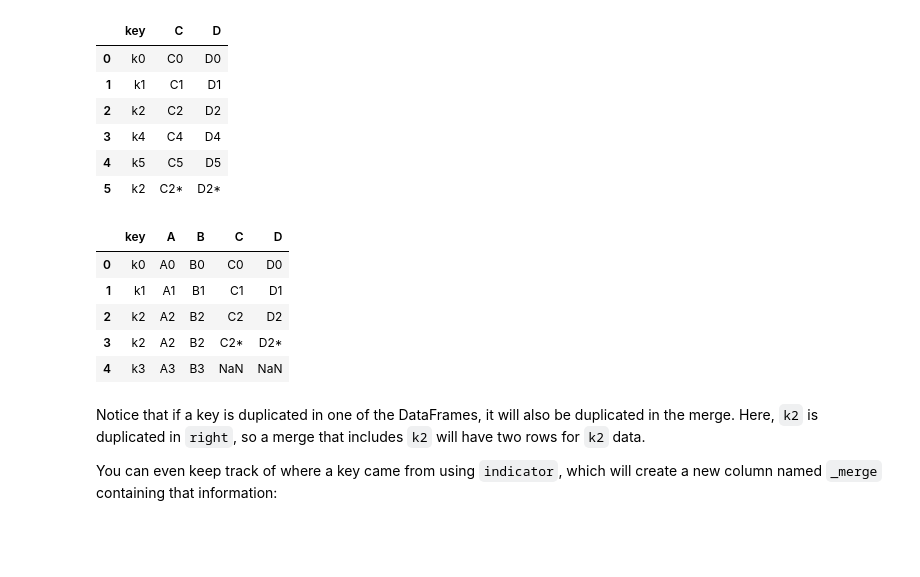
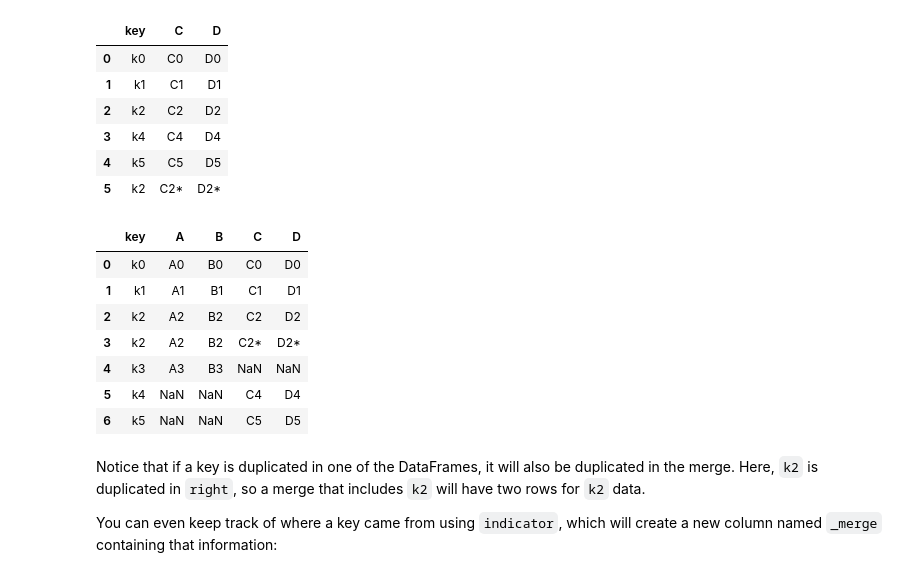
Before and after one commit to RalphEST/HMS-Systems-Immunology-Fall-2026, a Jupyter notebook: session_2/python_bootcamp_2.ipynb, the cells around one changed output. Drawn from its saved outputs; the diff is of its cells as text; code cells hidden in the pictures; blank space fills up the shorter version.

```diff
--- a/session_2/python_bootcamp_2.ipynb
+++ b/session_2/python_bootcamp_2.ipynb
@@ -1645,14 +1538,16 @@ right
 | 4 | k5 | C5 | D5 |
 | 5 | k2 | C2* | D2* |
 # %%
-pd.merge(left, right, on='key', how='left') # have fun with the how argument!
+pd.merge(left, right, on='key', how='outer') # have fun with the how argument!
 # %% [output]
 |  | key | A | B | C | D |
 | 0 | k0 | A0 | B0 | C0 | D0 |
 | 1 | k1 | A1 | B1 | C1 | D1 |
 | 2 | k2 | A2 | B2 | C2 | D2 |
 | 3 | k2 | A2 | B2 | C2* | D2* |
 | 4 | k3 | A3 | B3 | NaN | NaN |
+| 5 | k4 | NaN | NaN | C4 | D4 |
+| 6 | k5 | NaN | NaN | C5 | D5 |
 # %% [markdown]
 Notice that if a key is duplicated in one of the DataFrames, it will also be duplicated in the merge. Here, `k2` is duplicated in `right`, so a merge that includes `k2` will have two rows for `k2` data.
 
```
Also changed, not shown: parts of 62 cells of this notebook, 4 other files.
